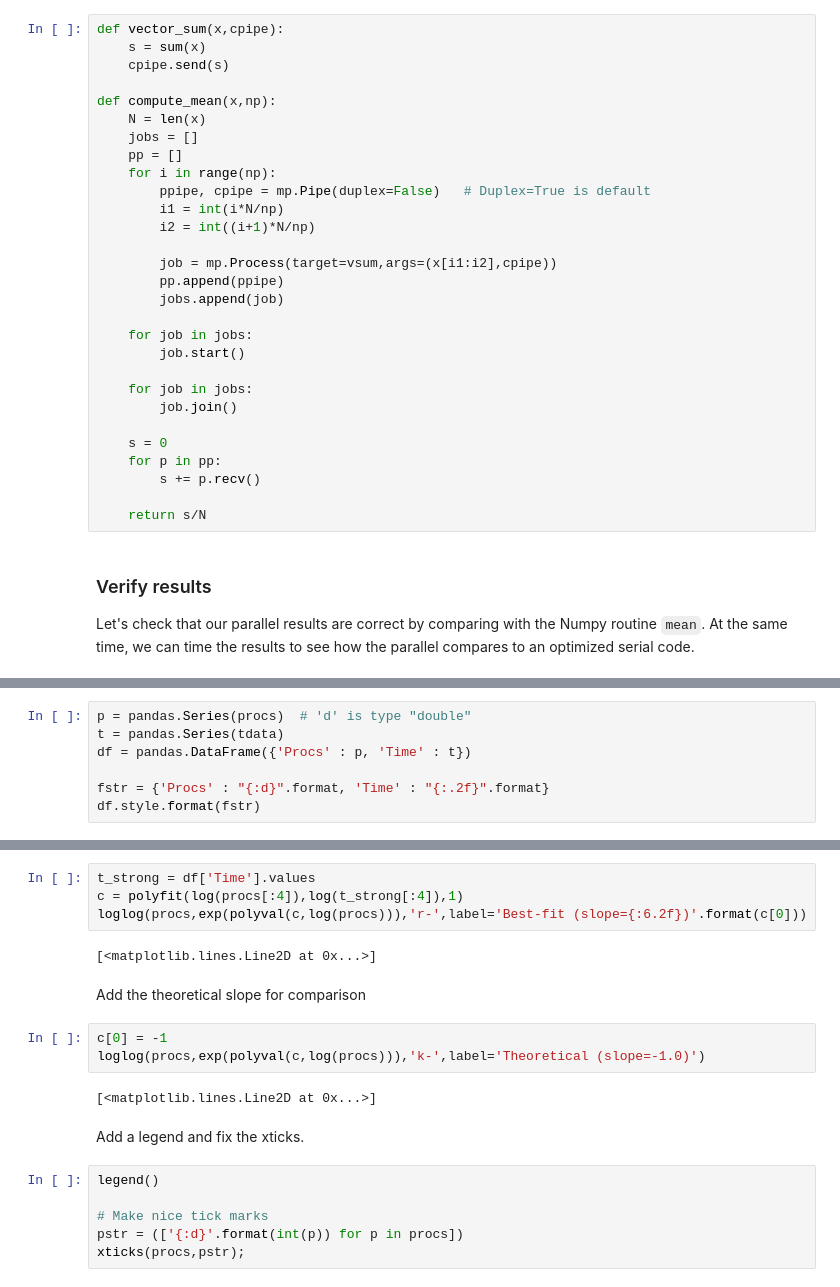
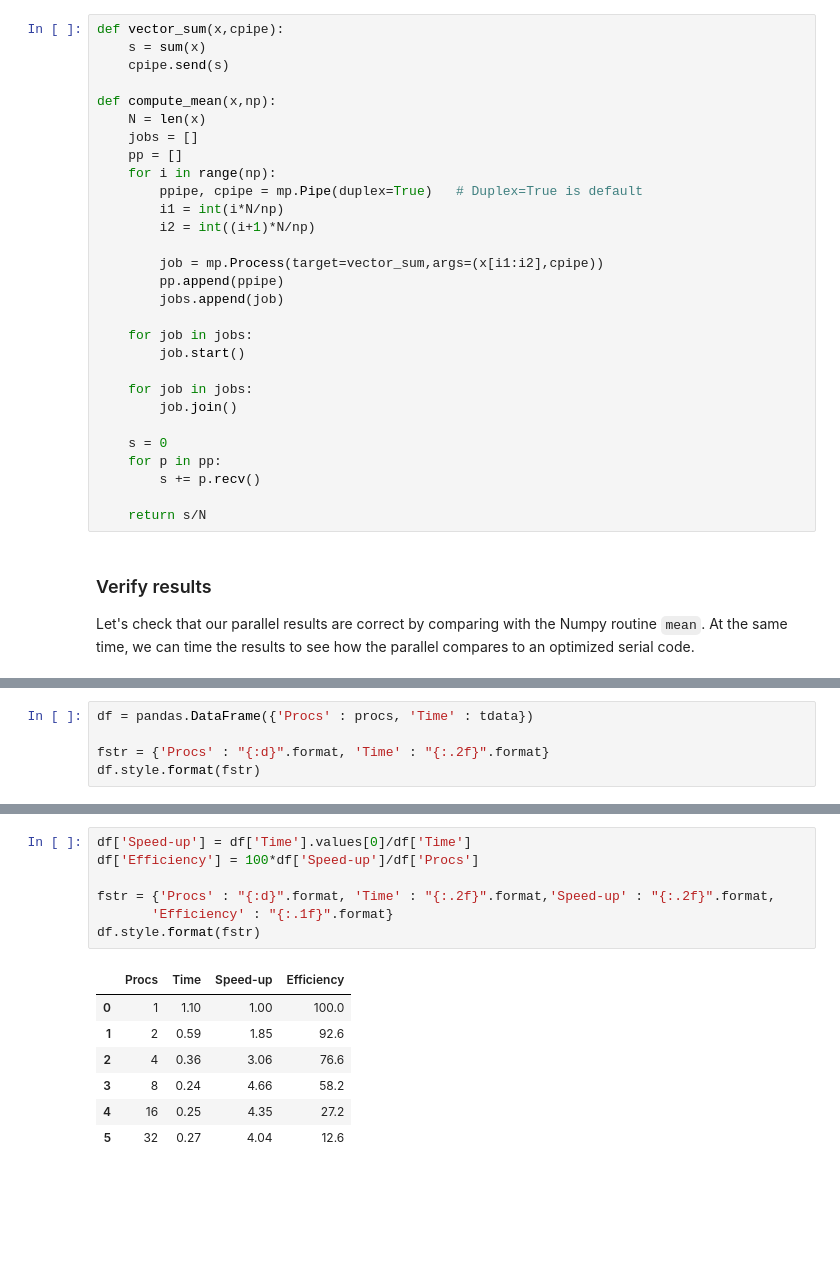
Before and after one commit to donnaaboise/ME471-571-spring2020, a Jupyter notebook: Week_01/Wed/mean_demo0.ipynb, the cells around one changed output, grey strips where cells are left out. Drawn from its saved outputs; the diff is of its cells as text; blank space fills up the shorter version.

```diff
--- a/Week_01/Wed/mean_demo0.ipynb
+++ b/Week_01/Wed/mean_demo0.ipynb
@@ -46,11 +46,11 @@ def compute_mean(x,np):
     jobs = []
     pp = []
     for i in range(np):
-        ppipe, cpipe = mp.Pipe(duplex=False)   # Duplex=True is default
+        ppipe, cpipe = mp.Pipe(duplex=True)   # Duplex=True is default
         i1 = int(i*N/np)
         i2 = int((i+1)*N/np)
 
-        job = mp.Process(target=vsum,args=(x[i1:i2],cpipe))
+        job = mp.Process(target=vector_sum,args=(x[i1:i2],cpipe))
         pp.append(ppipe)
         jobs.append(job)
 
@@ -85,0 +119,5 @@ a2 =       0.5000292384437445
+# %%
+df = pandas.DataFrame({'Procs' : procs, 'Time' : tdata})
+
+fstr = {'Procs' : "{:d}".format, 'Time' : "{:.2f}".format}
+df.style.format(fstr)
@@ -114,7 +226,0 @@ for i,np in enumerate(procs):
-# %%
-p = pandas.Series(procs)  # 'd' is type "double"
-t = pandas.Series(tdata)
-df = pandas.DataFrame({'Procs' : p, 'Time' : t})
-
-fstr = {'Procs' : "{:d}".format, 'Time' : "{:.2f}".format}
-df.style.format(fstr)
@@ -143,21 +227,15 @@ title('Computing the mean');
-# %%
-t_strong = df['Time'].values
-c = polyfit(log(procs[:4]),log(t_strong[:4]),1)
-loglog(procs,exp(polyval(c,log(procs))),'r-',label='Best-fit (slope={:6.2f})'.format(c[0]))
-# %% [output]
-[<matplotlib.lines.Line2D at 0x...>]
-# %% [markdown]
-Add the theoretical slope for comparison
-# %%
-c[0] = -1
-loglog(procs,exp(polyval(c,log(procs))),'k-',label='Theoretical (slope=-1.0)')
-# %% [output]
-[<matplotlib.lines.Line2D at 0x...>]
-# %% [markdown]
-Add a legend and fix the xticks.
-# %%
-legend()
-
-# Make nice tick marks
-pstr = (['{:d}'.format(int(p)) for p in procs])
-xticks(procs,pstr);
+# %%
+df['Speed-up'] = df['Time'].values[0]/df['Time']
+df['Efficiency'] = 100*df['Speed-up']/df['Procs']
+
+fstr = {'Procs' : "{:d}".format, 'Time' : "{:.2f}".format,'Speed-up' : "{:.2f}".format,
+       'Efficiency' : "{:.1f}".format}
+df.style.format(fstr)
+# %% [output]
+|  | Procs | Time | Speed-up | Efficiency |
+| 0 | 1 | 1.10 | 1.00 | 100.0 |
+| 1 | 2 | 0.59 | 1.85 | 92.6 |
+| 2 | 4 | 0.36 | 3.06 | 76.6 |
+| 3 | 8 | 0.24 | 4.66 | 58.2 |
+| 4 | 16 | 0.25 | 4.35 | 27.2 |
+| 5 | 32 | 0.27 | 4.04 | 12.6 |
```
Also changed, not shown: parts of 26 cells of this notebook.
